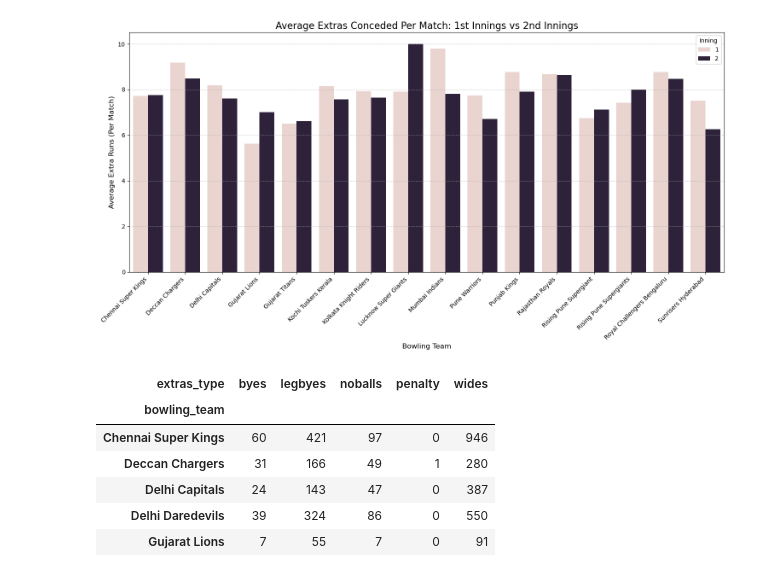
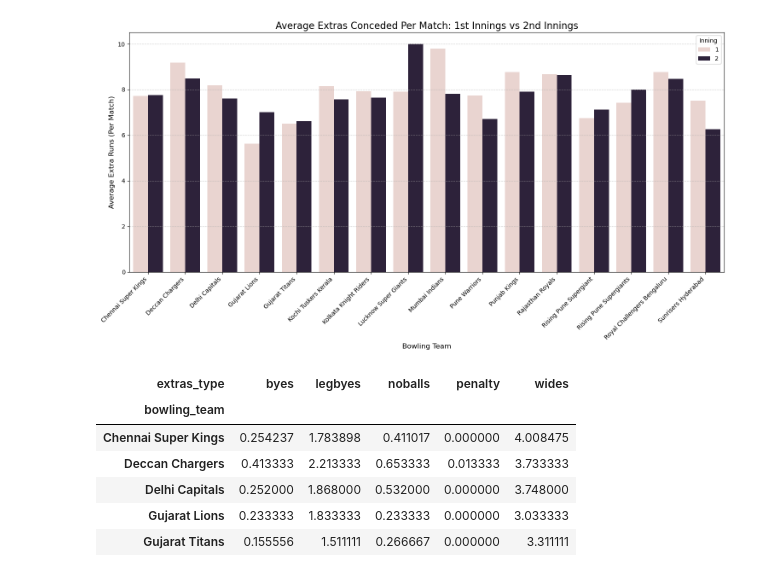
Before and after one commit to iiitl/EDA-IPL, a Jupyter notebook: notebooks/E7.ipynb, the cells around one changed output. Saved outputs shown, nothing was run; the diff lists cells and outputs as text; code cells hidden in the pictures.

Commit message:
final: normalized team names and updated to average extras per match #4

```diff
--- a/notebooks/E7.ipynb
+++ b/notebooks/E7.ipynb
@@ -68,13 +68,16 @@ plt.show()
 # %% [output]
 [figure]
 # %%
-type_breakdown = df[df['extra_runs'] > 0].groupby(['bowling_team', 'extras_type']).size().unstack(fill_value=0)
+match_type_breakdown = df[df['extra_runs'] > 0].groupby(['match_id', 'bowling_team', 'extras_type']).size().unstack(fill_value=0).reset_index()
+
+type_breakdown = match_type_breakdown.groupby('bowling_team')[['byes', 'legbyes', 'noballs', 'penalty', 'wides']].mean()
+
 type_breakdown.head()
 # %% [output]
 | extras_type | byes | legbyes | noballs | penalty | wides |
 | bowling_team |  |  |  |  |  |
-| Chennai Super Kings | 60 | 421 | 97 | 0 | 946 |
-| Deccan Chargers | 31 | 166 | 49 | 1 | 280 |
-| Delhi Capitals | 24 | 143 | 47 | 0 | 387 |
-| Delhi Daredevils | 39 | 324 | 86 | 0 | 550 |
-| Gujarat Lions | 7 | 55 | 7 | 0 | 91 |
+| Chennai Super Kings | 0.254237 | 1.783898 | 0.411017 | 0.000000 | 4.008475 |
+| Deccan Chargers | 0.413333 | 2.213333 | 0.653333 | 0.013333 | 3.733333 |
+| Delhi Capitals | 0.252000 | 1.868000 | 0.532000 | 0.000000 | 3.748000 |
+| Gujarat Lions | 0.233333 | 1.833333 | 0.233333 | 0.000000 | 3.033333 |
+| Gujarat Titans | 0.155556 | 1.511111 | 0.266667 | 0.000000 | 3.311111 |
```
